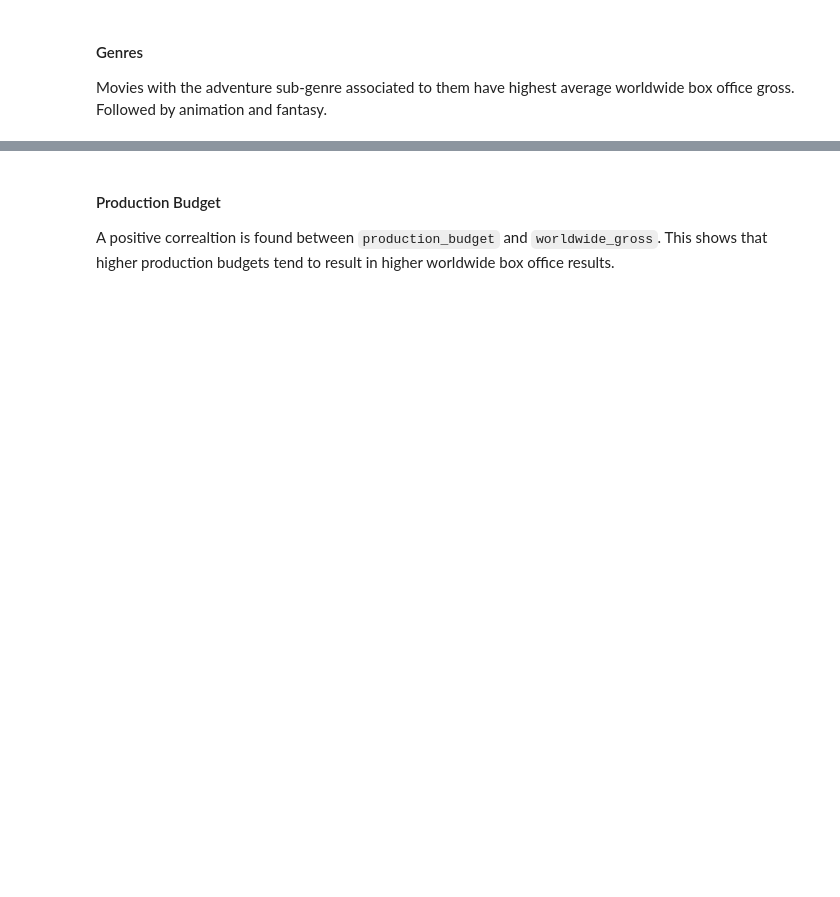
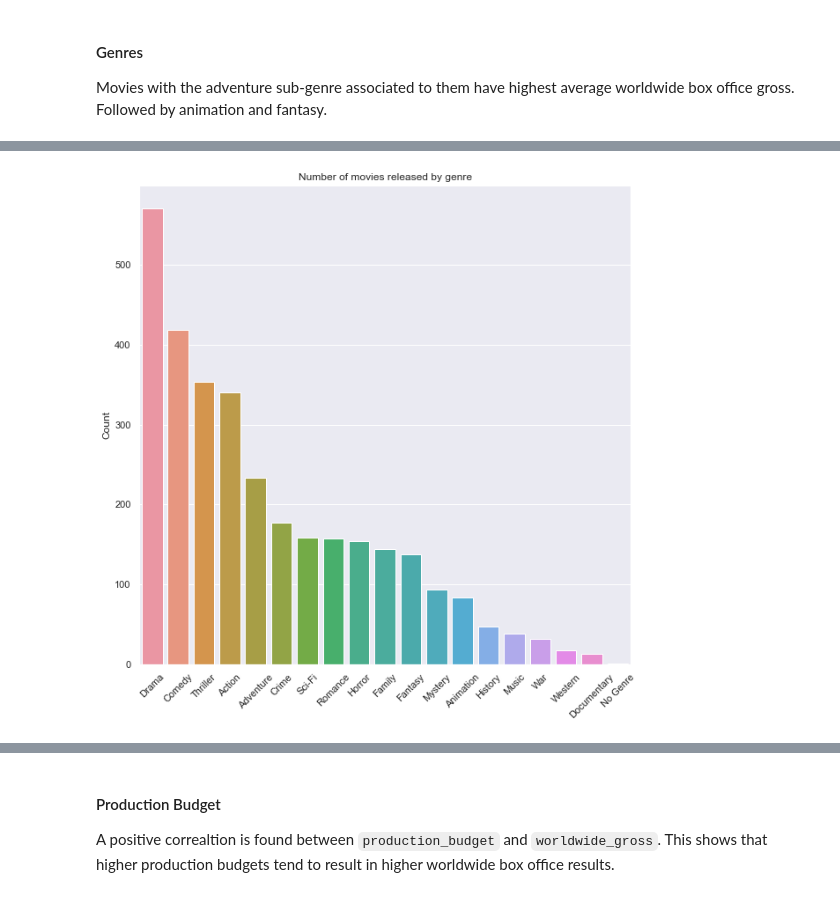
Before and after one commit to whyyoutoo/Microsoft-Movie_analysis-Project, a Jupyter notebook: dsc-phase1-project-template.ipynb, the cells around one changed output, grey strips where cells are left out. Saved outputs shown, nothing was run; the diff lists cells and outputs as text; code cells hidden in the pictures; blank space fills up the shorter version.

```diff
--- a/dsc-phase1-project-template.ipynb
+++ b/dsc-phase1-project-template.ipynb
@@ -163,0 +352,3 @@ genre_data = df.explode('genre_ids')
+# %%
+gd = genre_data['genre_ids'].value_counts()
+gd
@@ -164,3 +376,13 @@ genre_data = df.explode('genre_ids')
+# %%
+sns.set_style('darkgrid')
+sns.set(font_scale = 1)
+plt.figure(figsize = (10,10))
+ax = sns.barplot(x = gd.index, y = gd, data = genre_data)
+plt.xticks(rotation = 45)
+ax.set_title('Number of movies released by genre')
+ax.set(ylabel = 'Count');
+# %% [output]
+[figure, added]
 # %%
 # Group movies by their genre while averaging the worldwide_gross
 grouped_genre = genre_data.groupby('genre_ids')['worldwide_gross'].mean()
```
Also changed, not shown: parts of 49 cells of this notebook.
